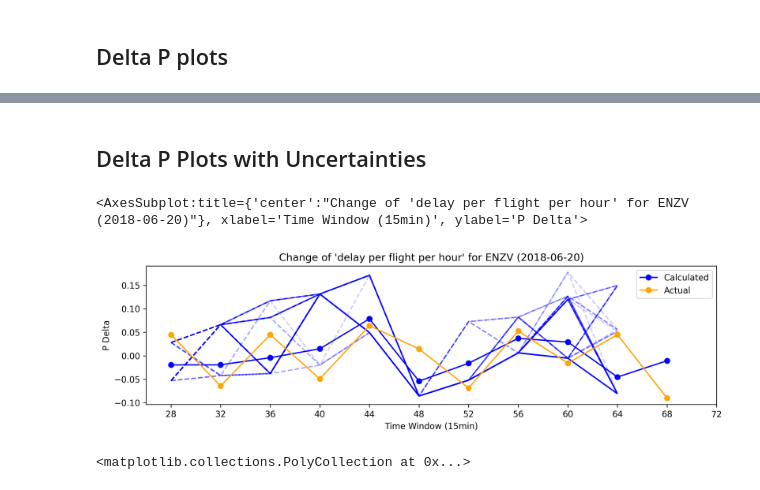
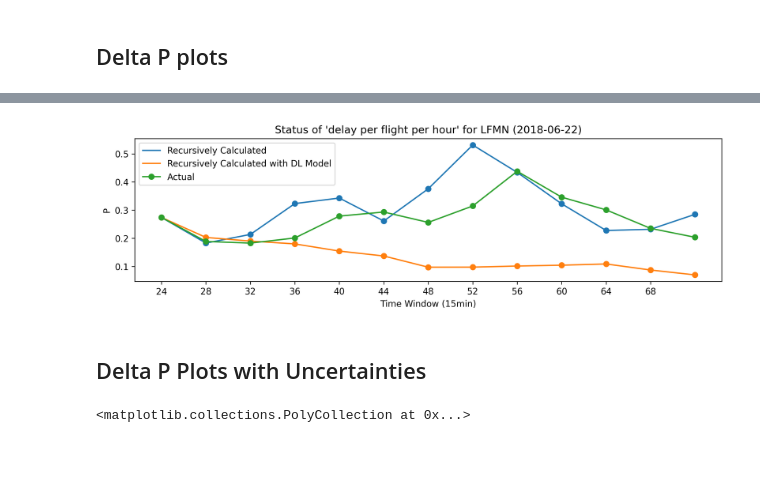
Before and after one commit to aksoym/EU_Airports_RecoveryEstimation, a Jupyter notebook: uncertainty_simulations/plot_case_study.ipynb, the cells around one changed output, grey strips where cells are left out. Saved outputs shown, nothing was run; the diff lists cells and outputs as text; code cells hidden in the pictures; blank space fills up the shorter version.

Commit message:
recursive p calculation added

```diff
--- a/uncertainty_simulations/plot_case_study.ipynb
+++ b/uncertainty_simulations/plot_case_study.ipynb
@@ -130,2 +141,25 @@ plt.show()
+# %%
+plot_kwargs_cumulative = dict(figsize=(12, 3), xlabel="Time Window (15min)", ylabel="P", legend=True, xticks=range(tw_tuple[0], tw_tuple[1], 4), title=f"Status of 'delay per flight per hour' for {apt_name} ({date})",
+                   marker="o")
+
+slice_df["p_vector_cumulative"] = slice_df["p_vector"].values
+slice_df["p_vector_cumulative_pred"] = slice_df["p_vector"].values
+
+for idx in range(len(slice_df) - 1):
+    slice_df["p_dots_cumulative"] = slice_df.apply(diff_prop, axis=1, p_label="p_vector_cumulative").values
+    slice_df["p_vector_cumulative"][idx+1] = slice_df["p_vector_cumulative"][idx] + slice_df["p_dots_cumulative"][idx]
+    slice_df["p_vector_cumulative"][idx+1] = np.clip(slice_df["p_vector_cumulative"][idx+1], 0, 1)
+
+    slice_df["p_dots_cumulative_pred"] = slice_df.apply(diff_prop, axis=1, rr_label="rr_prediction", p_label="p_vector_cumulative_pred").values
+    slice_df["p_vector_cumulative_pred"][idx+1] = slice_df["p_vector_cumulative_pred"][idx] + slice_df["p_dots_cumulative_pred"][idx]
+    slice_df["p_vector_cumulative_pred"][idx+1] = np.clip(slice_df["p_vector_cumulative_pred"][idx+1], 0, 1)
+
+
+slice_df["p_vector_cumulative"].reset_index(level="date", drop=True).apply(apt_index).plot(**plot_kwargs_cumulative, label="Recursively Calculated")
+slice_df["p_vector_cumulative_pred"].reset_index(level="date", drop=True).apply(apt_index).plot(**plot_kwargs_cumulative, label="Recursively Calculated with DL Model")
+slice_df["p_vector"].reset_index(level="date", drop=True).apply(apt_index).plot(**plot_kwargs_cumulative, label="Actual")
+plt.show()
+# %% [output]
+[figure, added]
 # %% [markdown]
 ## Delta P Plots with Uncertainties
@@ -141,6 +166,18 @@ sample_infmats = convert_flowmat_to_infmat(sample_flowmats_divided)
 # %%
-def diff_prop_new_infmat(slice_df):
-    return (((slice_df["new_infmat"] - slice_df["rr_vector"]) @ slice_df["p_vector"]) - ((slice_df["new_infmat"] @ slice_df["p_vector"]) * slice_df["p_vector"])) / 1
+from uncertainty_matrix_to_discrete import UncertaintyMatrix, divide_flowmats_to_interval, convert_flowmat_to_infmat
+
+arrival_times = rng.integers(10, 150, size=(133, 133))
+uncertainty_matrix = UncertaintyMatrix(new_df.loc[index, "flowmat"].iloc[0], mean_values=arrival_times)
+
+sample_flowmats = [uncertainty_matrix.draw_sample() for i in range(100)]
+sample_flowmats_divided = [divide_flowmats_to_interval(sample_flowmat, interval=15) for sample_flowmat in sample_flowmats]
+sample_infmats = convert_flowmat_to_infmat(sample_flowmats_divided)
+
+flowmat_no_uncertainty = [UncertaintyMatrix(new_df.loc[index, "flowmat"].iloc[0], mean_values=arrival_times,
+                                                 std_values=np.zeros((133, 133))).draw_sample()]
+flowmat_no_uncertainty_divided = [divide_flowmats_to_interval(sample_flowmat, interval=15) for sample_flowmat in flowmat_no_uncertainty]
+infmat_no_uncertainty = convert_flowmat_to_infmat(flowmat_no_uncertainty_divided)
+
 
 plot_kwargs_for_uncertainty = dict(figsize=(12, 3), xlabel="Time Window (15min)", ylabel="P Delta", xticks=range(28, 76, 4), title=f"Change of 'delay per flight per hour' for {apt_name} ({date})",
                    linestyle="--", alpha=0.2, color="b")
@@ -149,15 +186,19 @@ calculation_history = []
 for infmat_sequence in sample_infmats:
     df = deepcopy(slice_df.iloc[0:len(infmat_sequence), :])
     df["new_infmat"] = infmat_sequence
-    df["calc_with_new_infmat"] = df.apply(diff_prop_new_infmat, axis=1).values
+    df["calc_with_new_infmat"] = df.apply(diff_prop, inf_label="new_infmat", axis=1).values
     df["calc_with_new_infmat"].iloc[0:-1].reset_index(level="date", drop=True).apply(apt_index).shift(1).plot(**plot_kwargs_for_uncertainty)
     calculation_history.append(df["calc_with_new_infmat"].iloc[0:-1].reset_index(level="date", drop=True).apply(apt_index).shift(1).values)
 
-df["calc_p"].reset_index(level="date", drop=True).apply(apt_index).shift(1).plot(**plot_kwargs, label="Calculated", color="b")
+for infmat_sequence in infmat_no_uncertainty:
+    df = deepcopy(slice_df.iloc[0:len(infmat_sequence), :])
+    df["new_infmat"] = infmat_sequence
+    df["calc_with_new_infmat"] = df.apply(diff_prop, inf_label="new_infmat", axis=1).values
+    df["calc_with_new_infmat"].iloc[0:-1].reset_index(level="date", drop=True).apply(apt_index).shift(1).plot(**plot_kwargs_for_uncertainty, label="Calculated w/ no uncertainty")
+
+#df["calc_p"].reset_index(level="date", drop=True).apply(apt_index).shift(1).plot(**plot_kwargs, label="Calculated", color="b")
 df["p_vector"].reset_index(level="date", drop=True).apply(apt_index).diff().plot(**plot_kwargs, label="Actual", color="orange")
+plt.show()
-# %% [output]
-<AxesSubplot:title={'center':"Change of 'delay per flight per hour' for ENZV (2018-06-20)"}, xlabel='Time Window (15min)', ylabel='P Delta'>
-[figure, removed]
 # %%
 def pad_arrays(expected_len, array_list):
     padded_calc_history = []
```
Also changed, not shown: parts of 6 cells of this notebook, 1 other file.
